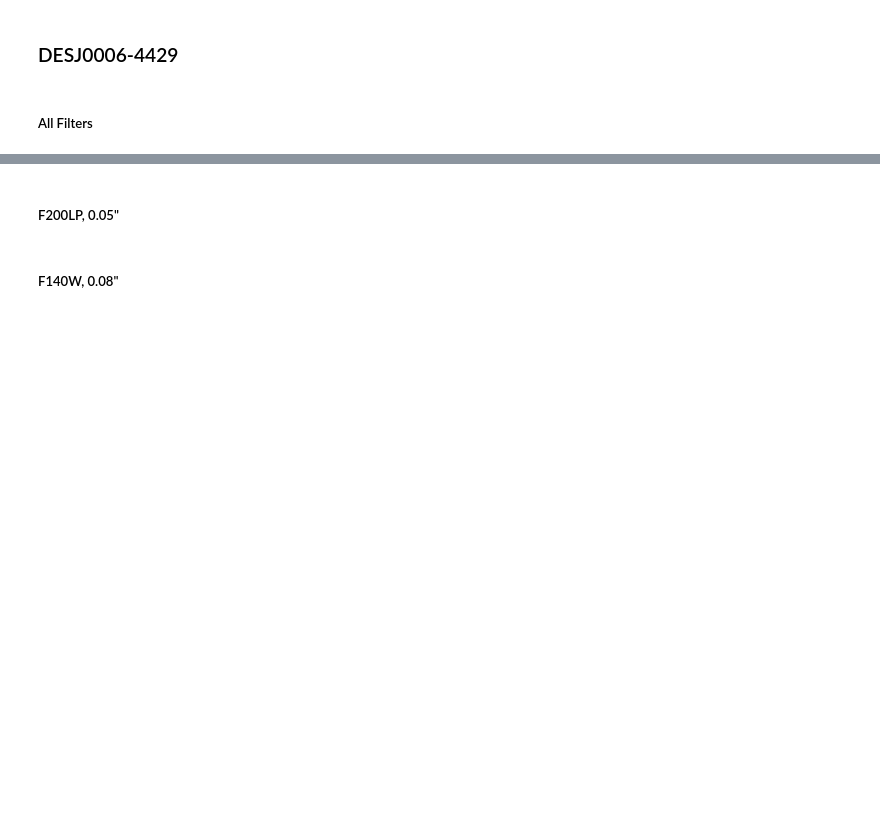
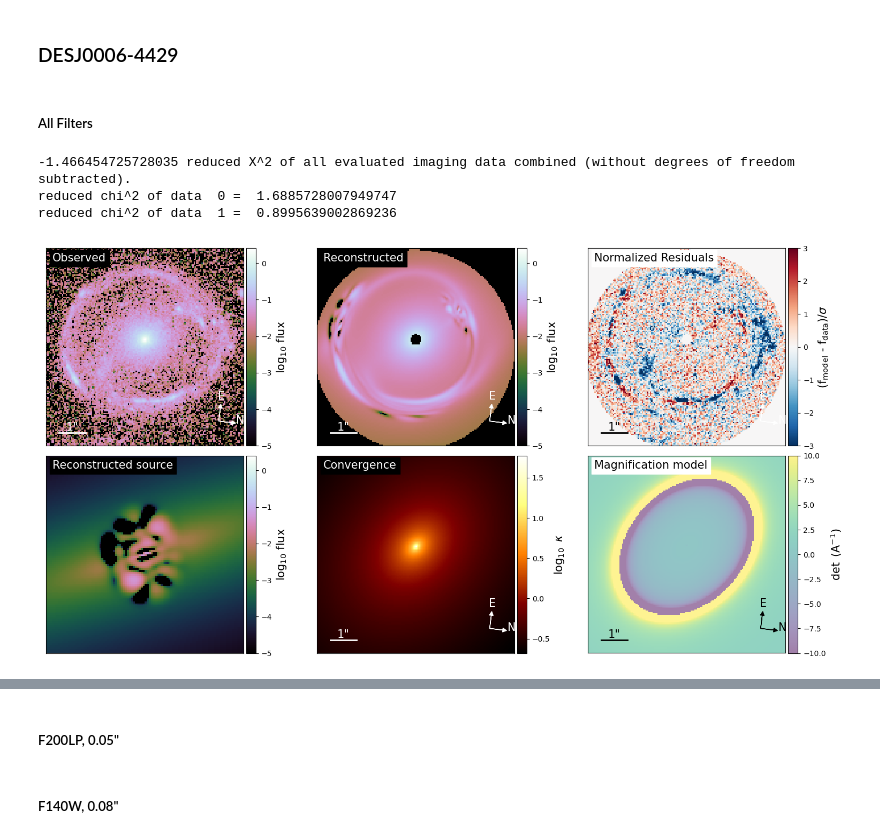
Before and after one commit to hskobe/dolphin, a Jupyter notebook: notebooks/Basic example.ipynb, the cells around one changed output, grey strips where cells are left out. Saved outputs shown, nothing was run; the diff lists cells and outputs as text; code cells hidden in the pictures; blank space fills up the shorter version.

Commit message:
Viewed model

```diff
--- a/notebooks/Basic example.ipynb
+++ b/notebooks/Basic example.ipynb
@@ -104,3 +100,3 @@ reduced chi^2 of data  0 =  7.434111871431755
 # %%
-output.load_output(lens_name='DCLS1507+0522', model_id='F200LP_Run01')
-output.kwargs_result
+# output.load_output(lens_name='DCLS1507+0522', model_id='F200LP_Run01')
+# output.kwargs_result
@@ -128,0 +111,3 @@ output.kwargs_result
+# %%
+output.load_output(lens_name='DESJ0537-4647', model_id='AllFilters_Run01')
+output.kwargs_result
@@ -162,5 +145,10 @@ output.kwargs_result
 # %% [markdown]
 ##### All Filters
 # %%
-# fig = output.plot_model_overview(lens_name='DESJ0006-4429', model_id='AllFilters_Run01', band_index=0)
+fig = output.plot_model_overview(lens_name='DESJ0006-4429', model_id='AllFilters_Run01', band_index=0)
+# %% [output]
+-1.466454725728035 reduced X^2 of all evaluated imaging data combined (without degrees of freedom subtracted).
+reduced chi^2 of data  0 =  1.6885728007949747
+reduced chi^2 of data  1 =  0.8995639002869236
+[figure, added]
 # %%
```
Also changed, not shown: parts of 8 cells of this notebook.
